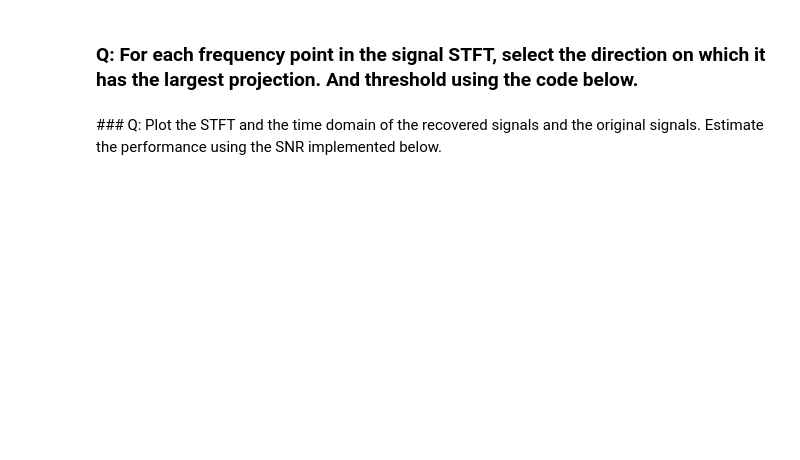
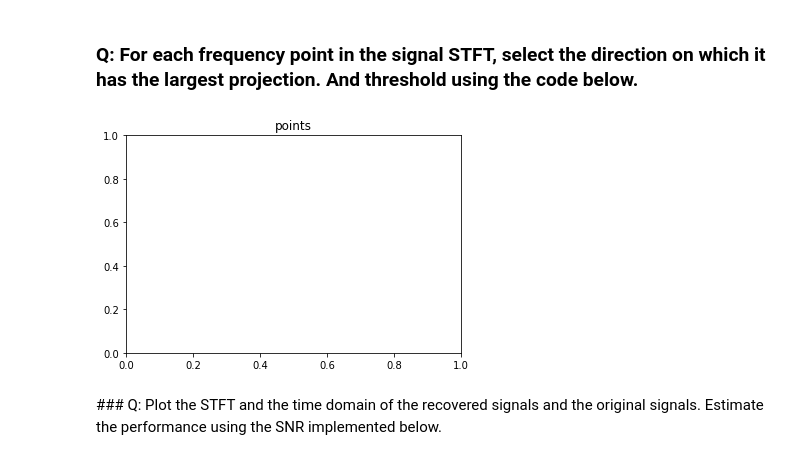
Before and after one commit to IMAC-projects/M2-SIS-signal, a Jupyter notebook: TD/TD4/TD3 Spectral Analysis and Filtering-Exercise.ipynb, the cells around one changed output. Saved outputs shown, nothing was run; the diff lists cells and outputs as text; code cells hidden in the pictures; blank space fills up the shorter version.

```diff
--- a/TD/TD4/TD3 Spectral Analysis and Filtering-Exercise.ipynb
+++ b/TD/TD4/TD3 Spectral Analysis and Filtering-Exercise.ipynb
@@ -192,11 +241,21 @@ plt.show()
 # %% [markdown]
 ### Q: For each frequency point in the signal STFT, select the direction on which it has the largest projection. And threshold using the code below.
 # %%
-
 ### insert your code here.
-#threshold = .005
+threshold = .005
 #D = np.sqrt(np.sum(W**2, 0))
 #I = I*(D > threshold)
+
+projected_signal = []
+
+for i in range(nbre_selec):
+    pt = signal[i]
+    largest_projection = None
+
+plt.title("points")
+plt.show()
+# %% [output]
+[figure, added]
 # %% [markdown]
 ### Q: Plot the STFT and the time domain of the recovered signals and the original signals. Estimate the performance using the SNR implemented below.
 # %%
```
Also changed, not shown: parts of 11 cells of this notebook.
